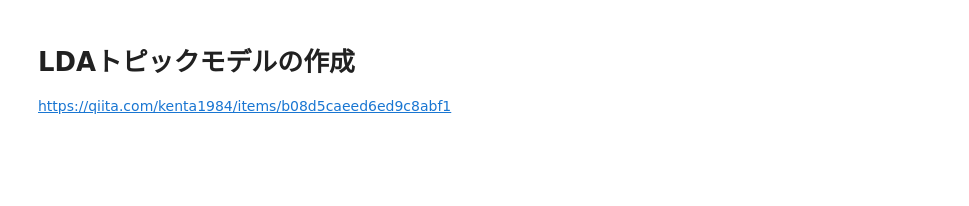
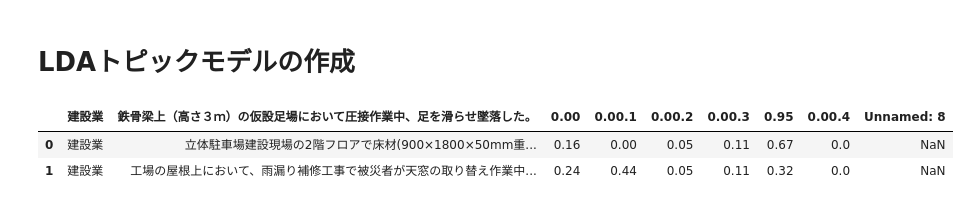
Before and after one commit to t2hk/scdv_glove_elasticsearch, a Jupyter notebook: LDA_topic_model.ipynb, the cells around one changed output. Cells and saved outputs as stored; diff of their text form; code cells hidden in the pictures; blank space fills up the shorter version.

```diff
--- a/LDA_topic_model.ipynb
+++ b/LDA_topic_model.ipynb
@@ -29,6 +1,5 @@ df[df['業種(大分類)'].isnull()]
-# %% [markdown]
-# LDAトピックモデルの作成
-https://qiita.com/kenta1984/items/b08d5caeed6ed9c8abf1
+# %% [markdown]
+# LDAトピックモデルの作成
 # %%
 from gensim.corpora.dictionary import Dictionary
 from gensim.models import LdaModel
@@ -89,6 +57,10 @@ with open('lda_result.csv', 'w') as f:
 # %%
 from sklearn.model_selection import train_test_split
 import pandas as pd
 
 df = pd.read_csv('lda_result.csv')
-df.head(10)
+df.head(2)
+# %% [output]
+|  | 建設業 | 鉄骨梁上（高さ３ｍ）の仮設足場において圧接作業中、足を滑らせ墜落した。 | 0.00 | 0.00.1 | 0.00.2 | 0.00.3 | 0.95 | 0.00.4 | Unnamed: 8 |
+| 0 | 建設業 | 立体駐車場建設現場の2階フロアで床材(900×1800×50mm重... | 0.16 | 0.00 | 0.05 | 0.11 | 0.67 | 0.0 | NaN |
+| 1 | 建設業 | 工場の屋根上において、雨漏り補修工事で被災者が天窓の取り替え作業中... | 0.24 | 0.44 | 0.05 | 0.11 | 0.32 | 0.0 | NaN |
```
Also changed, not shown: parts of 8 cells of this notebook, 2 other files.
